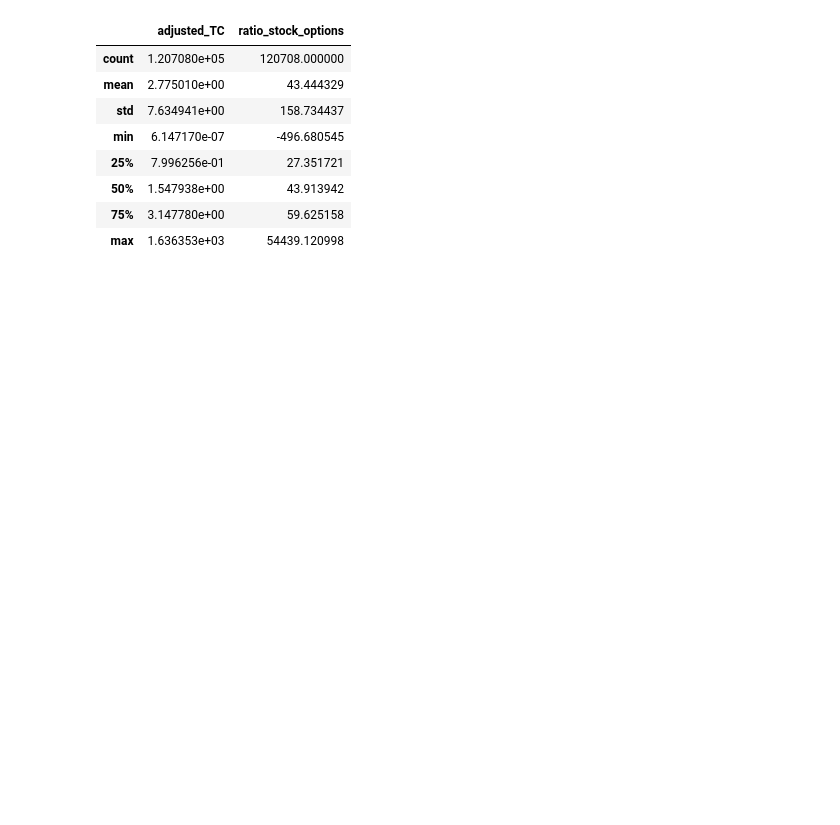
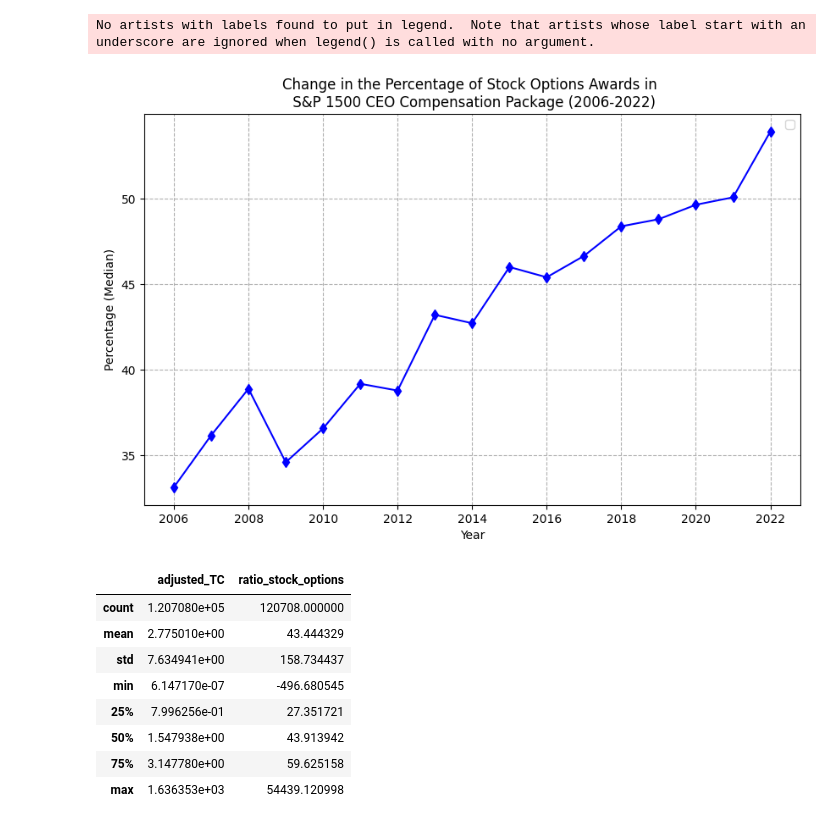
Before and after one commit to haivanle/aeasp2023, a Jupyter notebook: v2024.ipynb, the cells around one changed output. Cells and saved outputs as stored; diff of their text form; code cells hidden in the pictures; blank space fills up the shorter version.

```diff
--- a/v2024.ipynb
+++ b/v2024.ipynb
@@ -45,6 +70,27 @@ df = df[(df['adjusted_TC']>0)]
 
 # Keep only CEOs data
 ceo = df[(df['CEOANN'] == 'CEO')]
+# %%
+# Calculate weighted average per year
+compensation_trend = df.groupby('YEAR')['ratio_stock_options'].median()
+
+# Plot the trend
+plt.figure(figsize=(10, 6))
+plt.plot(compensation_trend.index, compensation_trend.values, color='blue', marker = 'd')
+
+# Add title and labels
+plt.title("Change in the Percentage of Stock Options Awards in \n S&P 1500 CEO Compensation Package (2006-2022)")
+plt.xlabel("Year")
+plt.ylabel("Percentage (Median)")
+plt.grid(True, which='both', linestyle='--')
+plt.legend()
+
+# Show plot
+plt.savefig('stockoptionsratio.pdf', format="pdf", bbox_inches="tight")
+plt.show()
+# %% [output]
+No artists with labels found to put in legend.  Note that artists whose label start with an underscore are ignored when legend() is called with no argument.
+[figure, added]
 # %%
 df[["adjusted_TC", "ratio_stock_options"]].describe()
 # %% [output]
```
Also changed, not shown: parts of 2 cells of this notebook.
